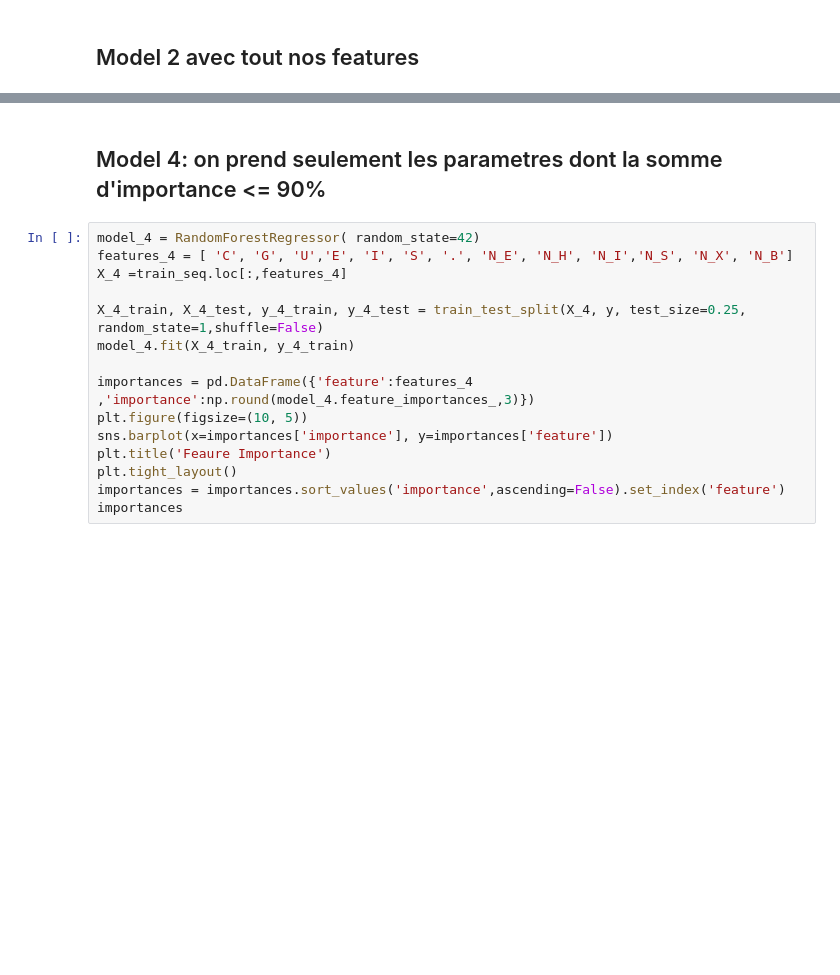
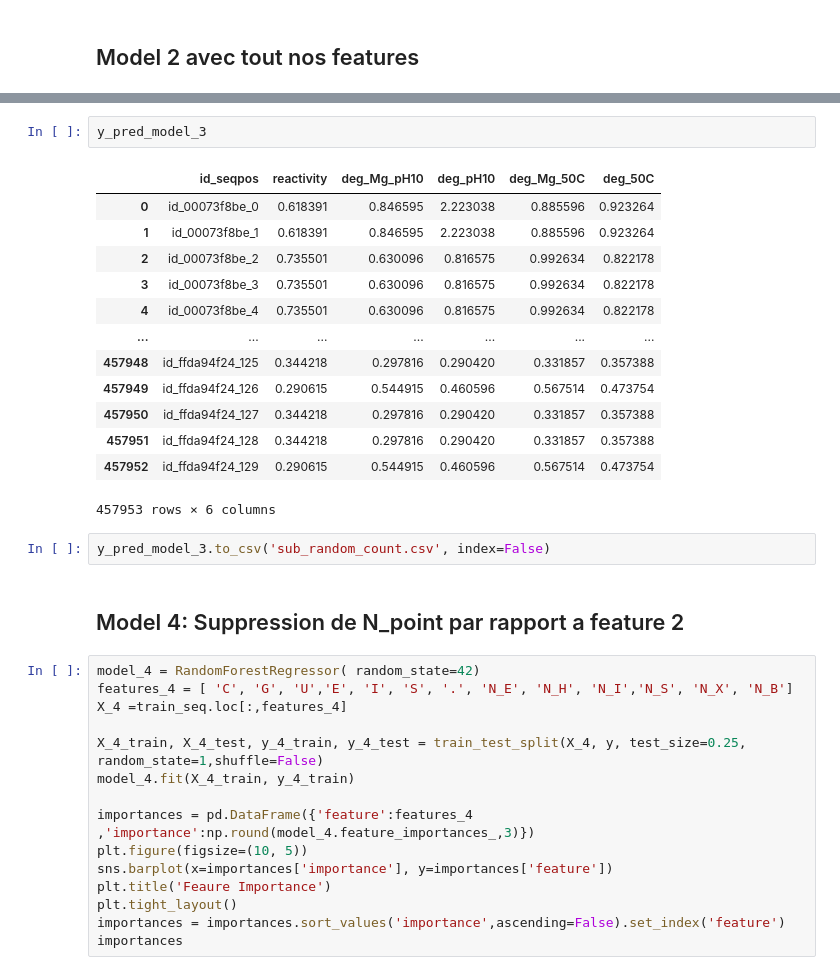
Before and after one commit to DataCampM2DSSAF/suivi-du-data-camp-Sun-Brul-, a Jupyter notebook: model/random_forest.ipynb, the cells around one changed output, grey strips where cells are left out. Saved outputs shown, nothing was run; the diff lists cells and outputs as text; blank space fills up the shorter version.

```diff
--- a/model/random_forest.ipynb
+++ b/model/random_forest.ipynb
@@ -211,5 +219,23 @@ MCRMSC: 0.3935
-# %% [markdown]
-## Model 4: on prend seulement les parametres dont la somme d'importance <= 90%
+# %%
+y_pred_model_3
+# %% [output]
+|  | id_seqpos | reactivity | deg_Mg_pH10 | deg_pH10 | deg_Mg_50C | deg_50C |
+| 0 | id_00073f8be_0 | 0.618391 | 0.846595 | 2.223038 | 0.885596 | 0.923264 |
+| 1 | id_00073f8be_1 | 0.618391 | 0.846595 | 2.223038 | 0.885596 | 0.923264 |
+| 2 | id_00073f8be_2 | 0.735501 | 0.630096 | 0.816575 | 0.992634 | 0.822178 |
+| 3 | id_00073f8be_3 | 0.735501 | 0.630096 | 0.816575 | 0.992634 | 0.822178 |
+| 4 | id_00073f8be_4 | 0.735501 | 0.630096 | 0.816575 | 0.992634 | 0.822178 |
+| ... | ... | ... | ... | ... | ... | ... |
+| 457948 | id_ffda94f24_125 | 0.344218 | 0.297816 | 0.290420 | 0.331857 | 0.357388 |
+| 457949 | id_ffda94f24_126 | 0.290615 | 0.544915 | 0.460596 | 0.567514 | 0.473754 |
+| 457950 | id_ffda94f24_127 | 0.344218 | 0.297816 | 0.290420 | 0.331857 | 0.357388 |
+| 457951 | id_ffda94f24_128 | 0.344218 | 0.297816 | 0.290420 | 0.331857 | 0.357388 |
+| 457952 | id_ffda94f24_129 | 0.290615 | 0.544915 | 0.460596 | 0.567514 | 0.473754 |
+457953 rows × 6 columns
+# %%
+y_pred_model_3.to_csv('sub_random_count.csv', index=False)
+# %% [markdown]
+## Model 4: Suppression de N_point par rapport a feature 2
 # %%
 model_4 = RandomForestRegressor( random_state=42)
 features_4 = [ 'C', 'G', 'U','E', 'I', 'S', '.', 'N_E', 'N_H', 'N_I','N_S', 'N_X', 'N_B']
```
Also changed, not shown: parts of 19 cells of this notebook, 1 other file.
